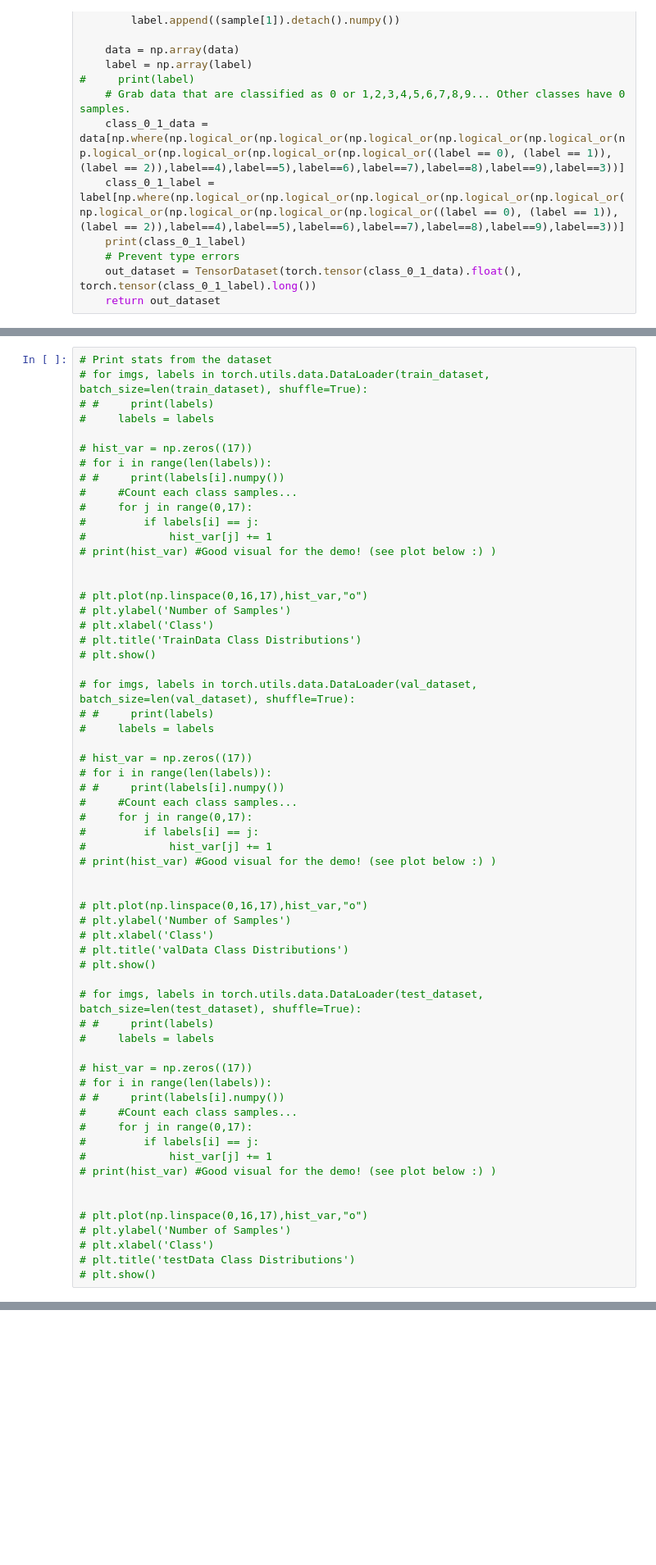
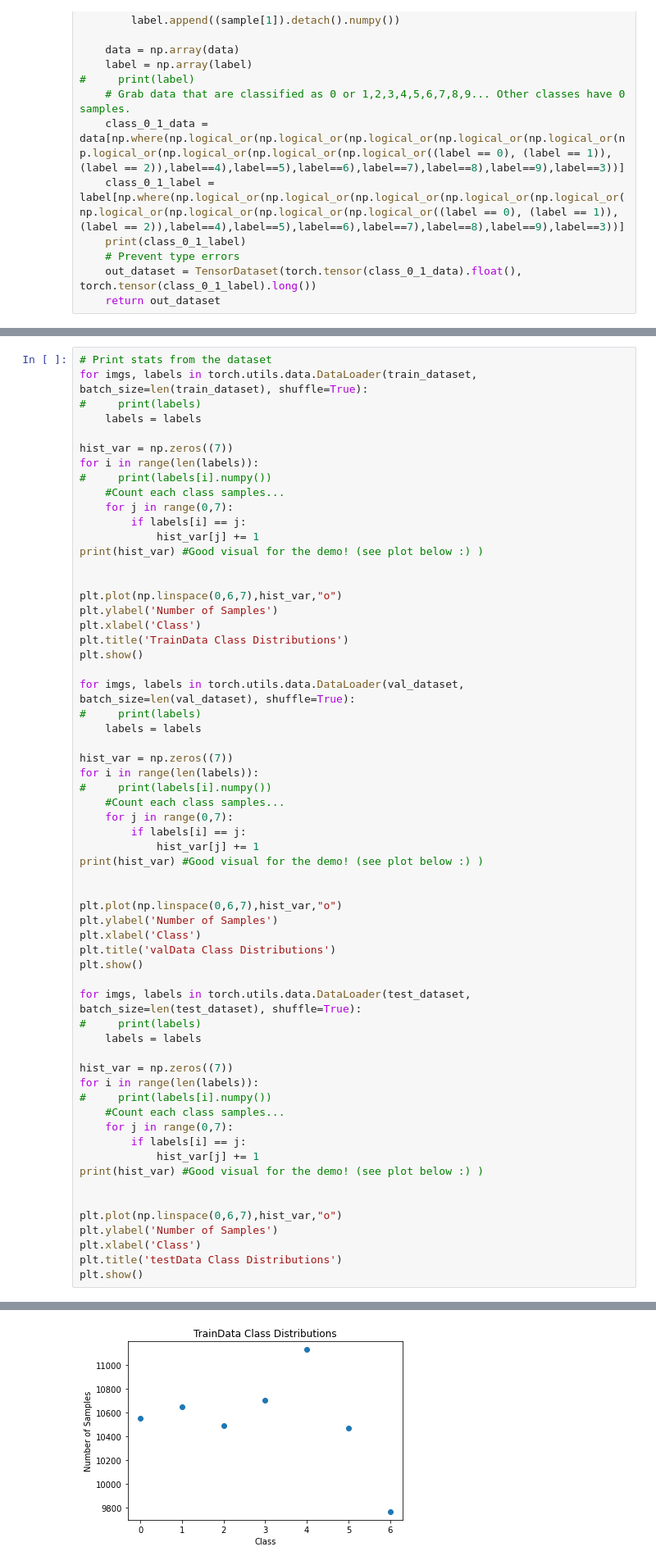
Before and after one commit to halim-lee/AIMusicGenerator, a Jupyter notebook: Project_workbook_inst_classification.ipynb, the cells around one changed output, grey strips where cells are left out. Shown at 82% size. Drawn from its saved outputs; the diff is of its cells as text; blank space fills up the shorter version.

```diff
--- a/Project_workbook_inst_classification.ipynb
+++ b/Project_workbook_inst_classification.ipynb
@@ -874,62 +874,63 @@ One hot:
 '\nOne hot:\n'
 # %%
 # Print stats from the dataset
-# for imgs, labels in torch.utils.data.DataLoader(train_dataset, batch_size=len(train_dataset), shuffle=True):
-# #     print(labels)
-#     labels = labels
+for imgs, labels in torch.utils.data.DataLoader(train_dataset, batch_size=len(train_dataset), shuffle=True):
+#     print(labels)
+    labels = labels
 
-# hist_var = np.zeros((17))
-# for i in range(len(labels)):
-# #     print(labels[i].numpy())
-#     #Count each class samples...
-#     for j in range(0,17):
-#         if labels[i] == j:
-#             hist_var[j] += 1
-# print(hist_var) #Good visual for the demo! (see plot below :) )
+hist_var = np.zeros((7))
+for i in range(len(labels)):
+#     print(labels[i].numpy())
+    #Count each class samples...
+    for j in range(0,7):
+        if labels[i] == j:
+            hist_var[j] += 1
+print(hist_var) #Good visual for the demo! (see plot below :) )
 
 
-# plt.plot(np.linspace(0,16,17),hist_var,"o")
-# plt.ylabel('Number of Samples')
-# plt.xlabel('Class')
-# plt.title('TrainData Class Distributions')
-# plt.show()
+plt.plot(np.linspace(0,6,7),hist_var,"o")
+plt.ylabel('Number of Samples')
+plt.xlabel('Class')
+plt.title('TrainData Class Distributions')
+plt.show()
 
-# for imgs, labels in torch.utils.data.DataLoader(val_dataset, batch_size=len(val_dataset), shuffle=True):
-# #     print(labels)
-#     labels = labels
+for imgs, labels in torch.utils.data.DataLoader(val_dataset, batch_size=len(val_dataset), shuffle=True):
+#     print(labels)
+    labels = labels
 
-# hist_var = np.zeros((17))
-# for i in range(len(labels)):
-# #     print(labels[i].numpy())
-#     #Count each class samples...
-#     for j in range(0,17):
-#         if labels[i] == j:
-#             hist_var[j] += 1
-# print(hist_var) #Good visual for the demo! (see plot below :) )
+hist_var = np.zeros((7))
+for i in range(len(labels)):
+#     print(labels[i].numpy())
+    #Count each class samples...
+    for j in range(0,7):
+        if labels[i] == j:
+            hist_var[j] += 1
+print(hist_var) #Good visual for the demo! (see plot below :) )
 
 
-# plt.plot(np.linspace(0,16,17),hist_var,"o")
-# plt.ylabel('Number of Samples')
-# plt.xlabel('Class')
-# plt.title('valData Class Distributions')
-# plt.show()
+plt.plot(np.linspace(0,6,7),hist_var,"o")
+plt.ylabel('Number of Samples')
+plt.xlabel('Class')
+plt.title('valData Class Distributions')
+plt.show()
 
-# for imgs, labels in torch.utils.data.DataLoader(test_dataset, batch_size=len(test_dataset), shuffle=True):
-# #     print(labels)
-#     labels = labels
+for imgs, labels in torch.utils.data.DataLoader(test_dataset, batch_size=len(test_dataset), shuffle=True):
+#     print(labels)
+    labels = labels
 
-# hist_var = np.zeros((17))
-# for i in range(len(labels)):
-# #     print(labels[i].numpy())
-#     #Count each class samples...
-#     for j in range(0,17):
-#         if labels[i] == j:
-#             hist_var[j] += 1
-# print(hist_var) #Good visual for the demo! (see plot below :) )
+hist_var = np.zeros((7))
+for i in range(len(labels)):
+#     print(labels[i].numpy())
+    #Count each class samples...
+    for j in range(0,7):
+        if labels[i] == j:
+            hist_var[j] += 1
+print(hist_var) #Good visual for the demo! (see plot below :) )
 
 
-# plt.plot(np.linspace(0,16,17),hist_var,"o")
-# plt.ylabel('Number of Samples')
-# plt.xlabel('Class')
-# plt.title('testData Class Distributions')
-# plt.show()
+plt.plot(np.linspace(0,6,7),hist_var,"o")
+plt.ylabel('Number of Samples')
+plt.xlabel('Class')
+plt.title('testData Class Distributions')
+plt.show()
+# %% [output]
@@ -935,0 +938 @@ One hot:
+[figure, added]
```
Also changed, not shown: parts of 12 cells of this notebook.
